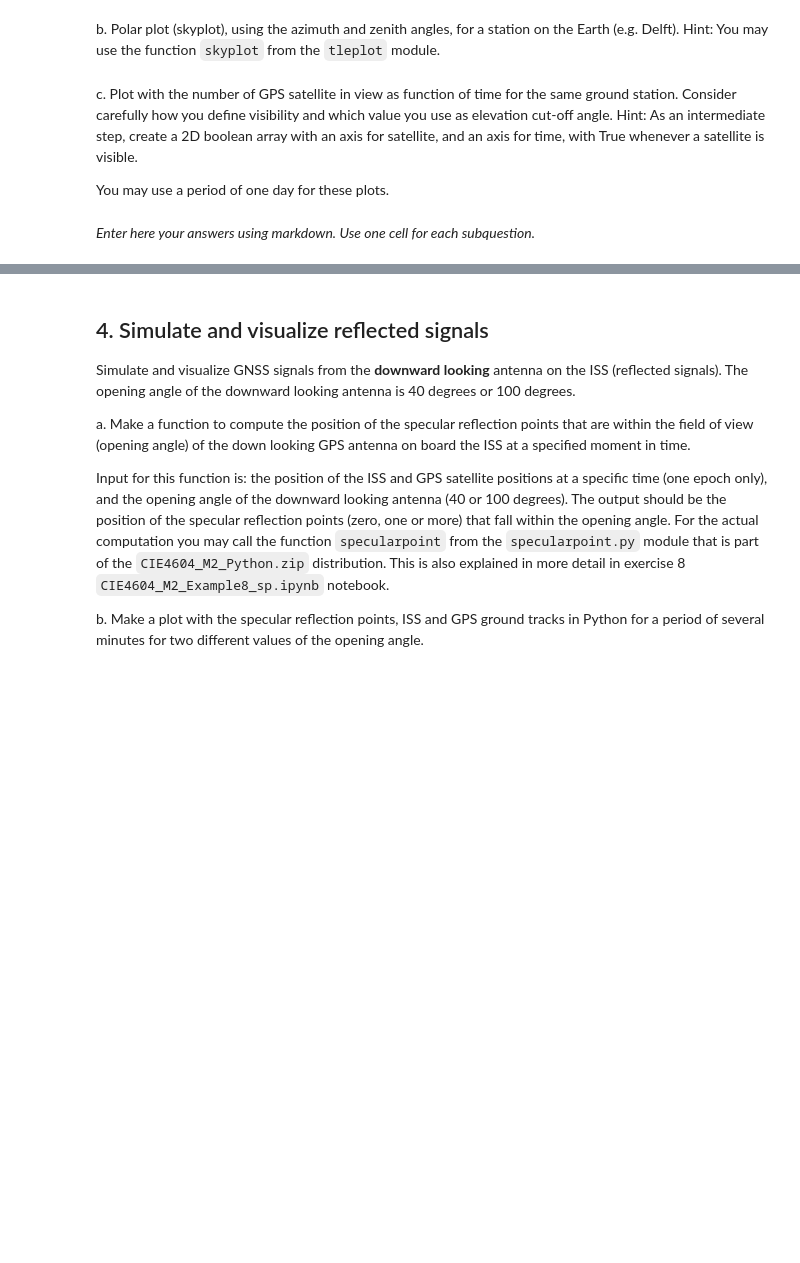
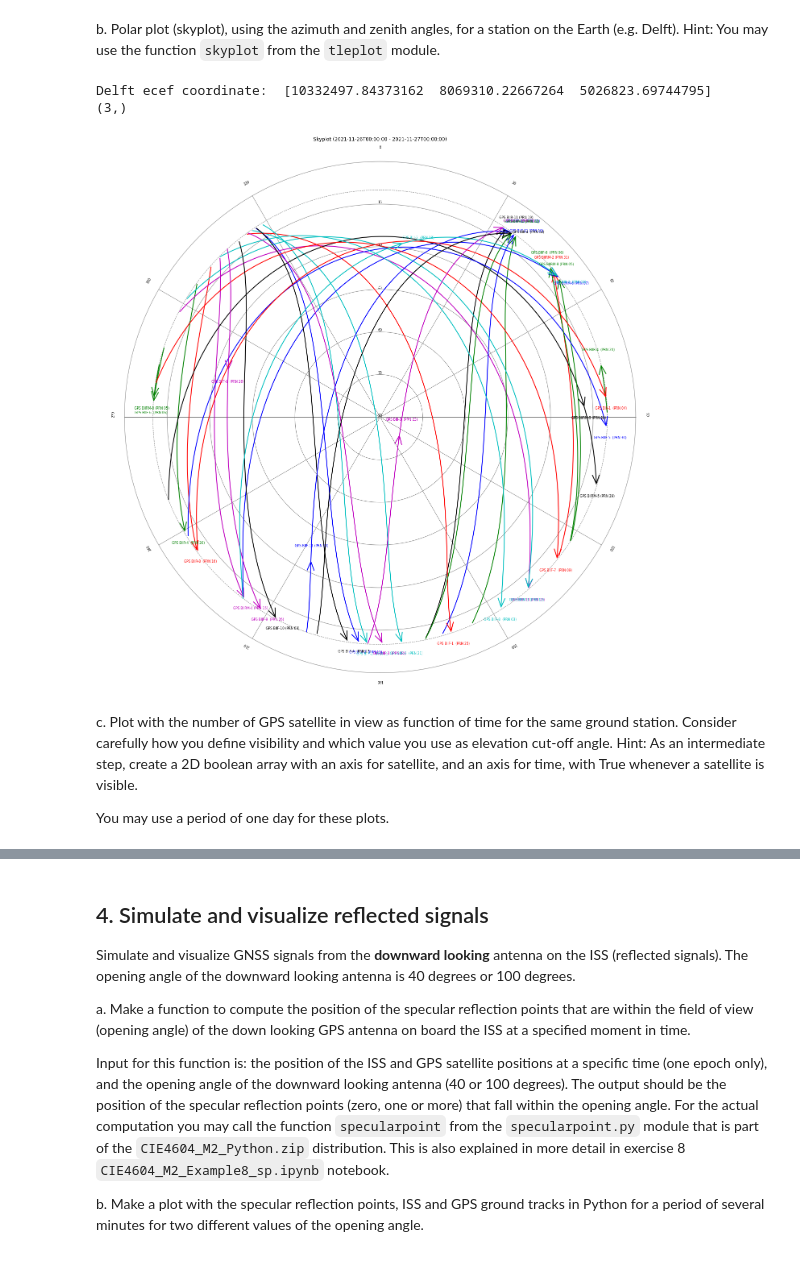
Before and after one commit to mlinds/sim_vis, a Jupyter notebook: assignment2/Assignment2Template.ipynb, the cells around one changed output, grey strips where cells are left out. Saved outputs shown, nothing was run; the diff lists cells and outputs as text; code cells hidden in the pictures; blank space fills up the shorter version.

```diff
--- a/assignment2/Assignment2Template.ipynb
+++ b/assignment2/Assignment2Template.ipynb
@@ -196,7 +224,8 @@ b.	Polar plot (skyplot), using the azimuth and zenith angles, for a station on t
 # %%
 # to create a polar plot we need to define a location and find the look angles there
 # we define a time array for this problem
-t = tle.tledatenum(['2021-11-27 0:00:00', 1*24*60, 1])
+date_q2b = '2021-11-26 0:00:00'
+t = tle.tledatenum([date_q2b, 1*24*60, 1])
 
 # use location of delft in radians
 delft_lat_rad = np.deg2rad(4.358)
@@ -207,46 +236,48 @@ delft_ecef = Re*np.array(
     [
         np.cos(delft_lat_rad)/np.cos(delft_lon_rad),  # X
         np.cos(delft_lat_rad)/np.sin(delft_lon_rad),  # Y
-        np.sin(latlon[1]),  # Z
+        np.sin(delft_lon_rad),  # Z
     ]
 )
 # print the delft coorindates to check them
 print('Delft ecef coordinate: ', delft_ecef)
 print(delft_ecef.shape)
 
 # set up a function to get the look angles from delft
 
 
 def lookangle_from_delft(t, sat_data_ecef):
-    lookangle, flags = crs.satlookanglesp(t, sat_data_ecef, delft_ecef)
+    lookangle, flags = crs.satlookanglesp(t, sat_data_ecef, delft_ecef,)
     return lookangle
 
 
 plt.figure(figsize=(25, 25))
 names = []
 
 az_array = np.zeros((len(t), len(gpsERS)))
 zen_array = np.zeros((len(t), len(gpsERS)))
 
 for i, sat in enumerate(gpsERS):
 
     xsat, vsat = tle.tle2vec(gpsERS, t, sat.name)
     xsate, vsate = crs.eci2ecef(t, xsat=xsat, vsat=vsat)
     combined = np.concatenate((xsate, vsate), axis=1)
     las_array = lookangle_from_delft(t, combined)
     zen = las_array[:, 0]
     azi = las_array[:, 1]
 
     az_array[:, i] = azi
     zen_array[:, i] = zen
     names.append(sat.name)
 
 
-tle.skyplot(t, az_array, zen_array, satnames=names, cutoff=10)
+tle.skyplot(t, az_array, zen_array, satnames=names,cutoff=10)
+# %% [output]
+Delft ecef coordinate:  [10332497.84373162  8069310.22667264  5026823.69744795]
+(3,)
+[figure, added]
 # %% [markdown]
 
 c.	Plot with the number of GPS satellite in view as function of time for the same ground station. Consider carefully how you define visibility and which value you use as elevation cut-off angle. Hint: As an intermediate step, create a 2D boolean array with an axis for satellite, and an axis for time, with True whenever a satellite is visible.
 
 You may use a period of one day for these plots.
-# %% [markdown]
-*Enter here your answers using markdown. Use one cell for each subquestion.*
```
Also changed, not shown: parts of 21 cells of this notebook.
